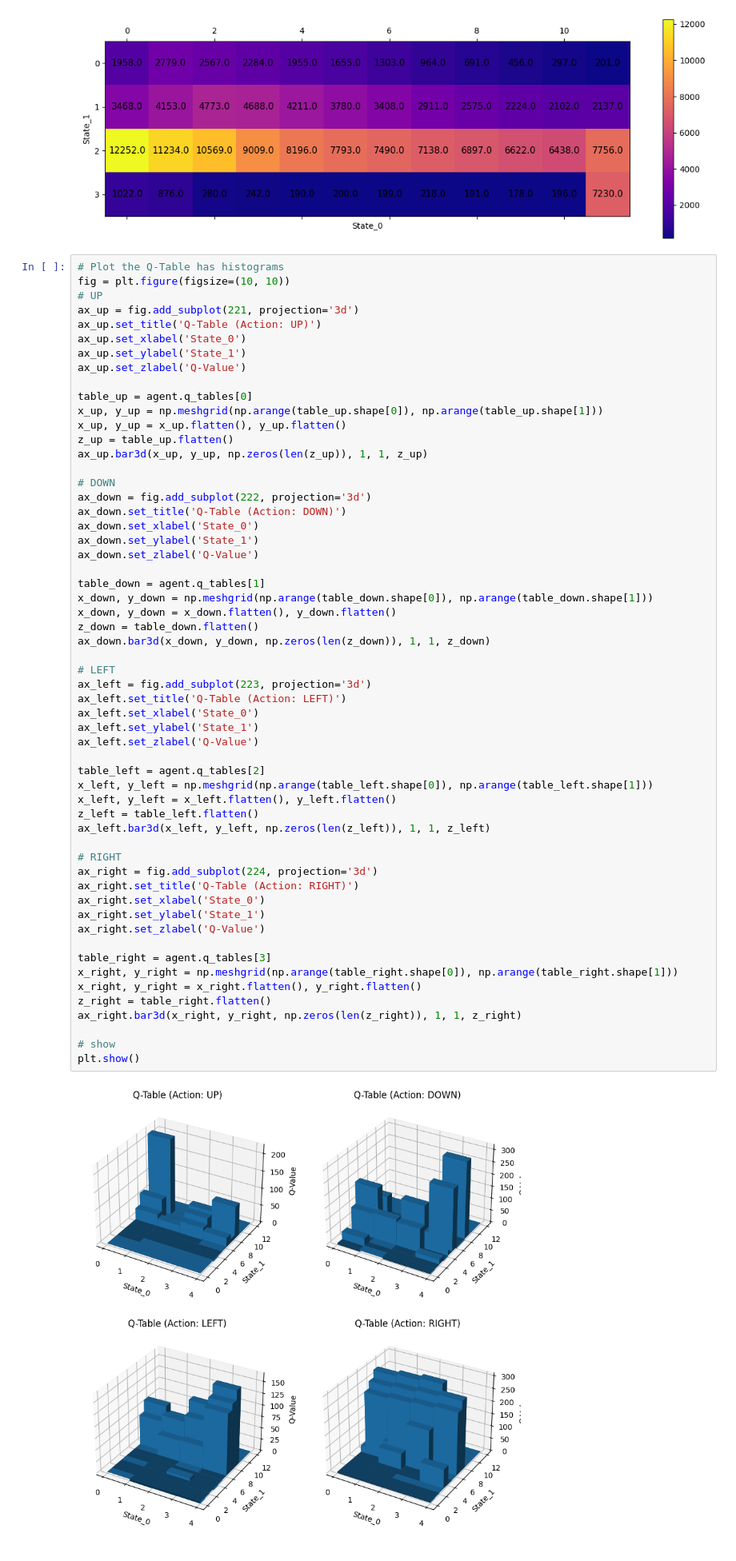
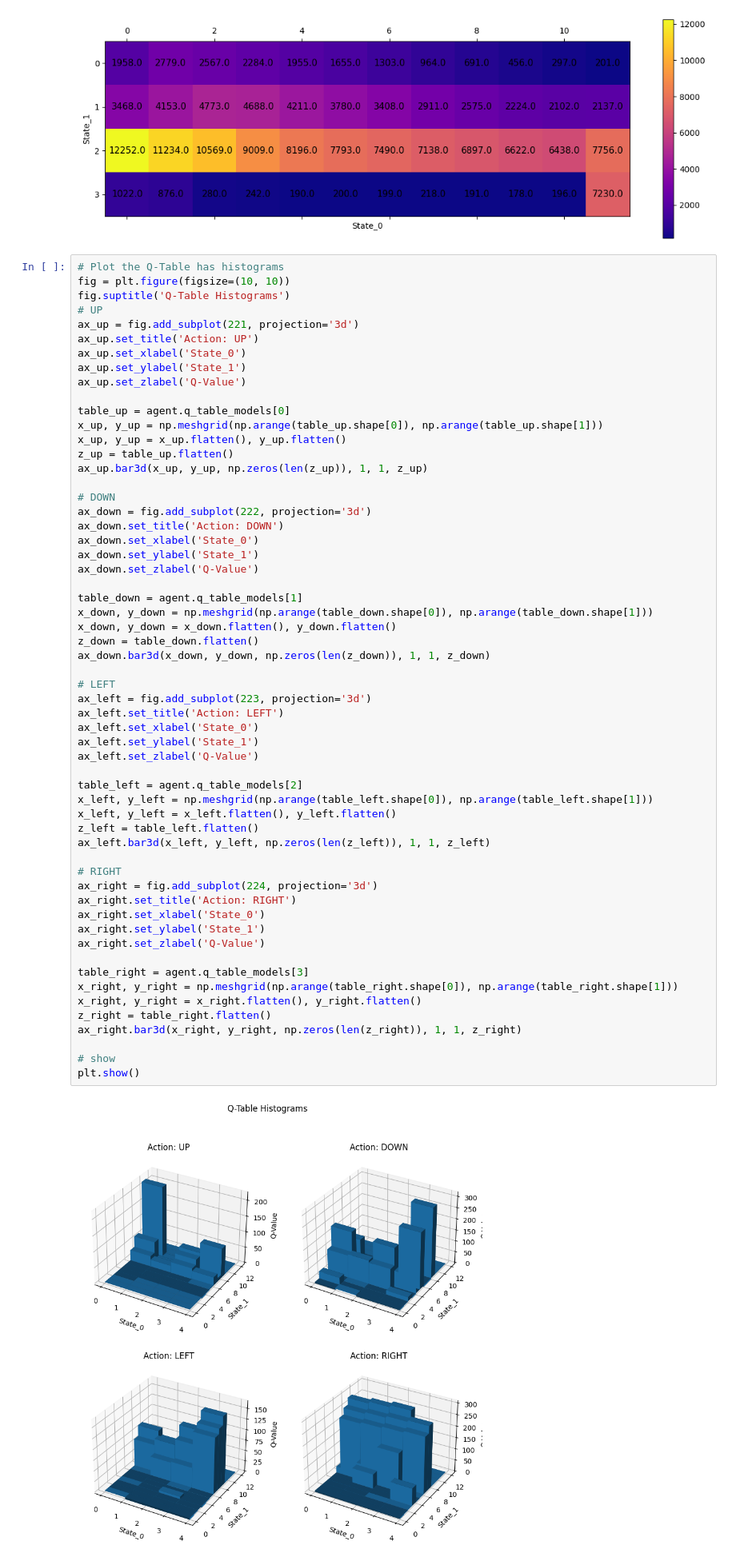
Before and after one commit to dayan3847/machine_learning, a Jupyter notebook: dayan3847/reinforcement_learning/cliff_walking/main_q_learning_table.ipynb, the cells around one changed output. Shown at 80% size. Saved outputs shown, nothing was run; the diff lists cells and outputs as text.

Commit message:
plot model gaussian ok

```diff
--- a/dayan3847/reinforcement_learning/cliff_walking/main_q_learning_table.ipynb
+++ b/dayan3847/reinforcement_learning/cliff_walking/main_q_learning_table.ipynb
@@ -58,14 +60,15 @@ TrainnerPlotter.plot_board_incidence(trainer)
 # %%
 # Plot the Q-Table has histograms
 fig = plt.figure(figsize=(10, 10))
+fig.suptitle('Q-Table Histograms')
 # UP
 ax_up = fig.add_subplot(221, projection='3d')
-ax_up.set_title('Q-Table (Action: UP)')
+ax_up.set_title('Action: UP')
 ax_up.set_xlabel('State_0')
 ax_up.set_ylabel('State_1')
 ax_up.set_zlabel('Q-Value')
 
-table_up = agent.q_tables[0]
+table_up = agent.q_table_models[0]
 x_up, y_up = np.meshgrid(np.arange(table_up.shape[0]), np.arange(table_up.shape[1]))
 x_up, y_up = x_up.flatten(), y_up.flatten()
 z_up = table_up.flatten()
@@ -73,44 +76,44 @@ ax_up.bar3d(x_up, y_up, np.zeros(len(z_up)), 1, 1, z_up)
 
 # DOWN
 ax_down = fig.add_subplot(222, projection='3d')
-ax_down.set_title('Q-Table (Action: DOWN)')
+ax_down.set_title('Action: DOWN')
 ax_down.set_xlabel('State_0')
 ax_down.set_ylabel('State_1')
 ax_down.set_zlabel('Q-Value')
 
-table_down = agent.q_tables[1]
+table_down = agent.q_table_models[1]
 x_down, y_down = np.meshgrid(np.arange(table_down.shape[0]), np.arange(table_down.shape[1]))
 x_down, y_down = x_down.flatten(), y_down.flatten()
 z_down = table_down.flatten()
 ax_down.bar3d(x_down, y_down, np.zeros(len(z_down)), 1, 1, z_down)
 
 # LEFT
 ax_left = fig.add_subplot(223, projection='3d')
-ax_left.set_title('Q-Table (Action: LEFT)')
+ax_left.set_title('Action: LEFT')
 ax_left.set_xlabel('State_0')
 ax_left.set_ylabel('State_1')
 ax_left.set_zlabel('Q-Value')
 
-table_left = agent.q_tables[2]
+table_left = agent.q_table_models[2]
 x_left, y_left = np.meshgrid(np.arange(table_left.shape[0]), np.arange(table_left.shape[1]))
 x_left, y_left = x_left.flatten(), y_left.flatten()
 z_left = table_left.flatten()
 ax_left.bar3d(x_left, y_left, np.zeros(len(z_left)), 1, 1, z_left)
 
 # RIGHT
 ax_right = fig.add_subplot(224, projection='3d')
-ax_right.set_title('Q-Table (Action: RIGHT)')
+ax_right.set_title('Action: RIGHT')
 ax_right.set_xlabel('State_0')
 ax_right.set_ylabel('State_1')
 ax_right.set_zlabel('Q-Value')
 
-table_right = agent.q_tables[3]
+table_right = agent.q_table_models[3]
 x_right, y_right = np.meshgrid(np.arange(table_right.shape[0]), np.arange(table_right.shape[1]))
 x_right, y_right = x_right.flatten(), y_right.flatten()
 z_right = table_right.flatten()
 ax_right.bar3d(x_right, y_right, np.zeros(len(z_right)), 1, 1, z_right)
 
 # show
 plt.show()
 # %% [output]
-[figure, old version]
+[figure, new version]
```
Also changed, not shown: parts of 2 cells of this notebook, 16 other files.
